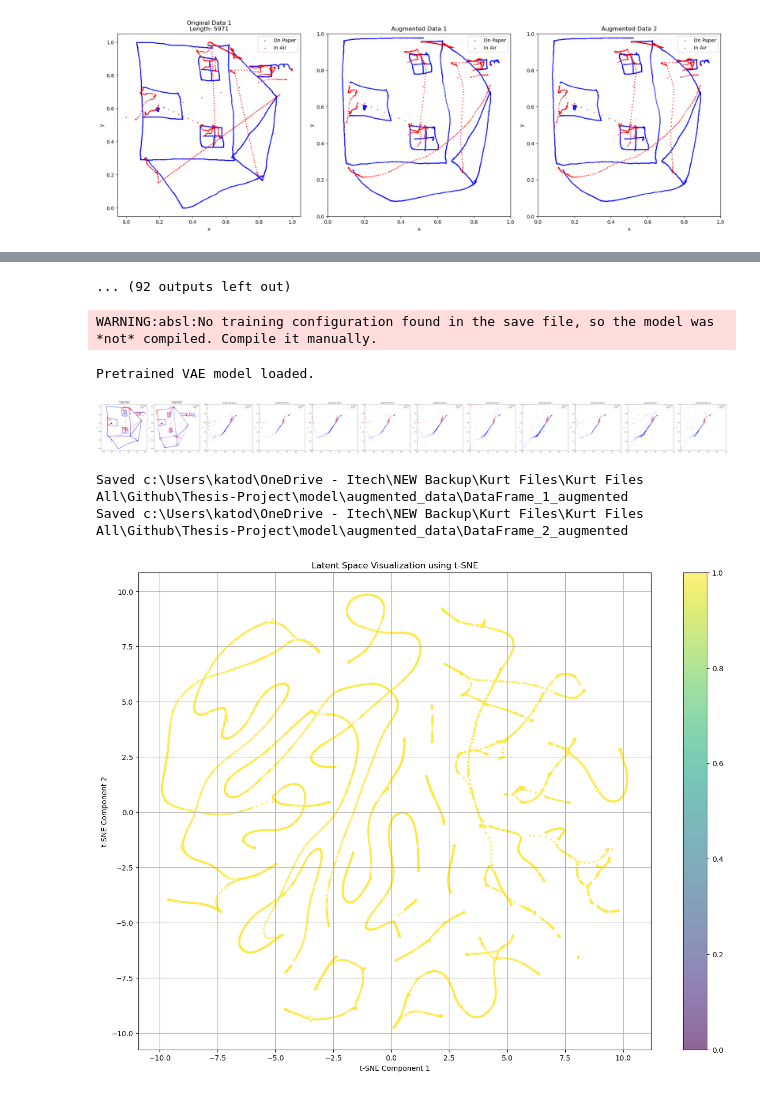
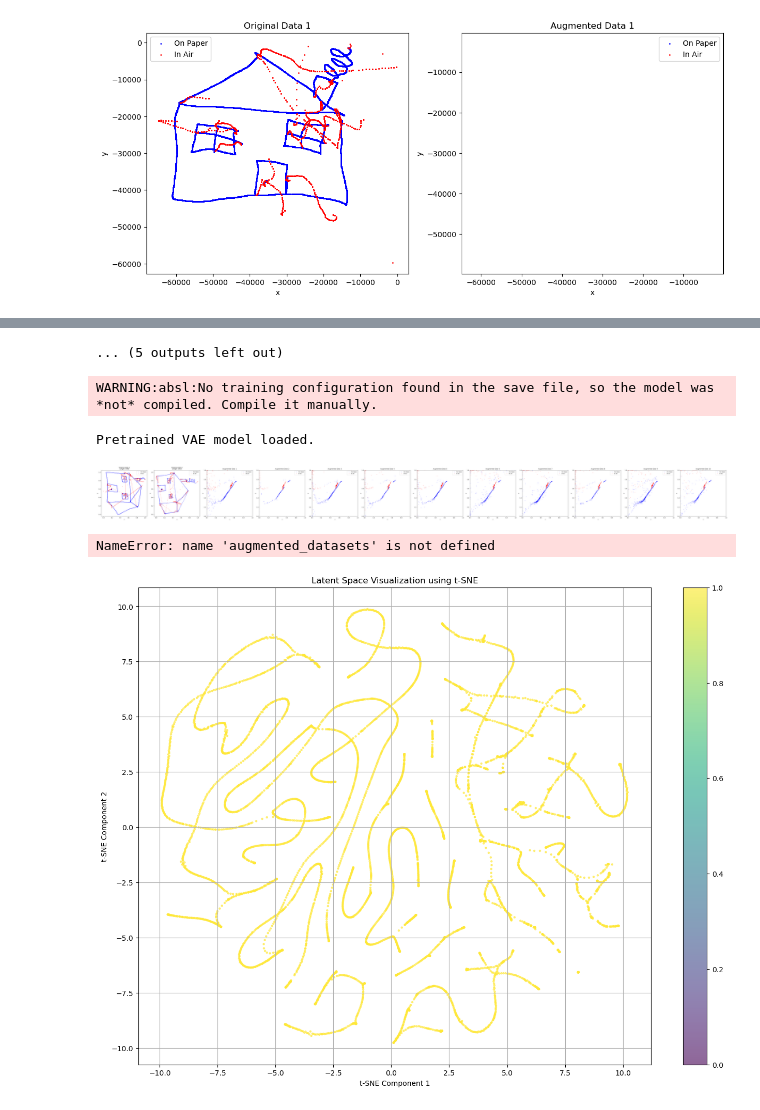
Before and after one commit to jaypeepeep/SC-Beta-VAE-GAN, a Jupyter notebook: model/VAEGAN Checkpoint 1.5.2.6 Pentab.ipynb, the cells around one changed output, grey strips where cells are left out. Drawn from its saved outputs; the diff is of its cells as text; code cells hidden in the pictures.

```diff
--- a/model/VAEGAN Checkpoint 1.5.2.6 Pentab.ipynb
+++ b/model/VAEGAN Checkpoint 1.5.2.6 Pentab.ipynb
@@ -429,9 +419,9 @@ train_datasets = [tf.data.Dataset.from_tensor_slices(data).shuffle(10000).batch(
 # Set up alternating epochs
 vae_epochs = 100
 lstm_interval = 10
-epochs = 100
+epochs = 20
 visual_per_num_epoch = 10
-num_augmented_files = 2
+num_augmented_files = 1
 
 generator_loss_history = []
 reconstruction_loss_history = []
@@ -494,20 +484,22 @@ for epoch in range(epochs):
         base_latent_variability = 100.0
         latent_variability_range = (0.1, 5.0)
         augmented_datasets = generate_augmented_data(vae, num_augmented_files, avg_data_points, processed_data,
-                                                     base_latent_variability, latent_variability_range)
+                                                    base_latent_variability, latent_variability_range)
 
         # Calculate actual latent variabilities and lengths used
         latent_variabilities = [base_latent_variability * np.random.uniform(latent_variability_range[0], latent_variability_range[1]) for _ in range(num_augmented_files)]
         augmented_lengths = [len(data) for data in augmented_datasets]
 
         # Visualize the original and augmented data side by side
-        fig, axs = plt.subplots(1, num_augmented_files + len(processed_data), figsize=(6*(num_augmented_files + len(processed_data)), 6))
+        fig, axs = plt.subplots(1, num_augmented_files + len(original_data_frames), figsize=(6*(num_augmented_files + len(original_data_frames)), 6))
 
-        for i, original_data in enumerate(processed_data):
-            original_on_paper = original_data[original_data[:, 3] == 1]
-            original_in_air = original_data[original_data[:, 3] == 0]
-            axs[i].scatter(original_on_paper[:, 0], original_on_paper[:, 1], c='b', s=1, label='On Paper')
-            axs[i].scatter(original_in_air[:, 0], original_in_air[:, 1], c='r', s=1, label='In Air')
+        for i, original_df in enumerate(original_data_frames):
+            original_on_paper = original_df[original_df['pen_status'] == 1]
+            original_in_air = original_df[original_df['pen_status'] == 0]
+
+            # Apply 180-degree rotation (negating both x and y axes)
+            axs[i].scatter(-original_on_paper['x'], -original_on_paper['y'], c='b', s=1, label='On Paper')
+            axs[i].scatter(-original_in_air['x'], -original_in_air['y'], c='r', s=1, label='In Air')
             axs[i].set_title(f'Original Data {i+1}')
             axs[i].set_xlabel('x')
             axs[i].set_ylabel('y')
@@ -515,26 +507,30 @@ for epoch in range(epochs):
             axs[i].legend()
 
         # Set consistent axis limits for square aspect ratio
-        x_min = min(data[:, 0].min() for data in processed_data)
-        x_max = max(data[:, 0].max() for data in processed_data)
-        y_min = min(data[:, 1].min() for data in processed_data)
-        y_max = max(data[:, 1].max() for data in processed_data)
+        x_min = min(df['x'].min() for df in original_data_frames)
+        x_max = max(df['x'].max() for df in original_data_frames)
+        y_min = min(df['y'].min() for df in original_data_frames)
+        y_max = max(df['y'].max() for df in original_data_frames)
 
         for i, (augmented_data, latent_var, length) in enumerate(zip(augmented_datasets, latent_variabilities, augmented_lengths)):
             augmented_on_paper = augmented_data[augmented_data[:, 3] == 1]
             augmented_in_air = augmented_data[augmented_data[:, 3] == 0]
-            axs[i+len(processed_data)].scatter(augmented_on_paper[:, 0], augmented_on_paper[:, 1], c='b', s=1, label='On Paper')
-            axs[i+len(processed_data)].scatter(augmented_in_air[:, 0], augmented_in_air[:, 1], c='r', s=1, label='In Air')
-            axs[i+len(processed_data)].set_title(f'Augmented Data {i+1}')
-            axs[i+len(processed_data)].set_xlabel('x')
-            axs[i+len(processed_data)].set_ylabel('y')
-            axs[i+len(processed_data)].set_aspect('equal')
-            axs[i+len(processed_data)].set_xlim(x_min, x_max)
-            axs[i+len(processed_data)].set_ylim(y_min, y_max)
-            axs[i+len(processed_data)].legend()
+
+            # Apply 180-degree rotation (negating both x and y axes)
+            axs[i + len(original_data_frames)].scatter(-augmented_on_paper[:, 0], -augmented_on_paper[:, 1], c='b', s=1, label='On Paper')
+            axs[i + len(original_data_frames)].scatter(-augmented_in_air[:, 0], -augmented_in_air[:, 1], c='r', s=1, label='In Air')
+            axs[i + len(original_data_frames)].set_title(f'Augmented Data {i+1}')
+            axs[i + len(original_data_frames)].set_xlabel('x')
+            axs[i + len(original_data_frames)].set_ylabel('y')
+            axs[i + len(original_data_frames)].set_aspect('equal')
+            axs[i + len(original_data_frames)].set_xlim(-x_max, -x_min)  # Adjust limits for 180-degree rotation
+            axs[i + len(original_data_frames)].set_ylim(-y_max, -y_min)  # Adjust limits for 180-degree rotation
+            axs[i + len(original_data_frames)].legend()
 
         plt.tight_layout()
         plt.show()
+
+
 
 # Final output of metrics
 print(f"Final NRMSE: {nrmse_history[-1]:.6f}")
@@ -591 +587 @@ NRMSE = 0.327751
-[figure, old version]
+[figure, new version]
@@ -594,4 +590,4 @@ NRMSE = 0.327578
-... (92 outputs left out)
+... (5 outputs left out)
 # %%
 # Cell 9
 # Load the pretrained VAE model
@@ -672,21 +668,19 @@ def download_augmented_data_as_integers(augmented_datasets, scaler, original_dat
             np.rint(original_df_trimmed[['pressure', 'azimuth', 'altitude']].values).astype(int)  # Round pressure, azimuth, altitude to integers
         ))
 
-        # Construct the new filename by modifying the original filename
-        base_name, ext = os.path.splitext(original_filename)
-        new_filename = os.path.join(directory, f'{base_name}_augmented{ext}')
+        # Construct the new file name to match the original file name
+        augmented_filename = f"augmented_{original_filename}"
+        augmented_file_path = os.path.join(directory, augmented_filename)
 
-        # Save each augmented dataset to a .svc file
-        pd.DataFrame(augmented_data_original_scale, columns=['x', 'y', 'timestamp', 'pen_status', 'pressure', 'azimuth', 'altitude']).to_csv(new_filename, index=False, sep=' ', header=False)
+        # Save the augmented data to a file
+        np.savetxt(augmented_file_path, augmented_data_original_scale, fmt='%d', delimiter=' ')
 
-        # Print the full file path to indicate where it's saved
-        print(f"Saved {os.path.abspath(new_filename)}")
+        print(f"Augmented data saved to {augmented_file_path}")
 
-# Call the updated function with original filenames
-download_augmented_data_as_integers(augmented_datasets, scalers[0], data_frames, original_filenames)
+# Example call to the function
+download_augmented_data_as_integers(augmented_datasets, scalers[0], original_data_frames, input_filenames)
 # %% [output]
-Saved c:\Users\katod\OneDrive - Itech\NEW Backup\Kurt Files\Kurt Files All\Github\Thesis-Project\model\augmented_data\DataFrame_1_augmented
-Saved c:\Users\katod\OneDrive - Itech\NEW Backup\Kurt Files\Kurt Files All\Github\Thesis-Project\model\augmented_data\DataFrame_2_augmented
+NameError: name 'augmented_datasets' is not defined
 # %%
 #Cell 11 Function to visualize the latent space with a color gradient
 from sklearn.manifold import TSNE
```
Also changed, not shown: parts of 4 cells of this notebook, 11 other files.
